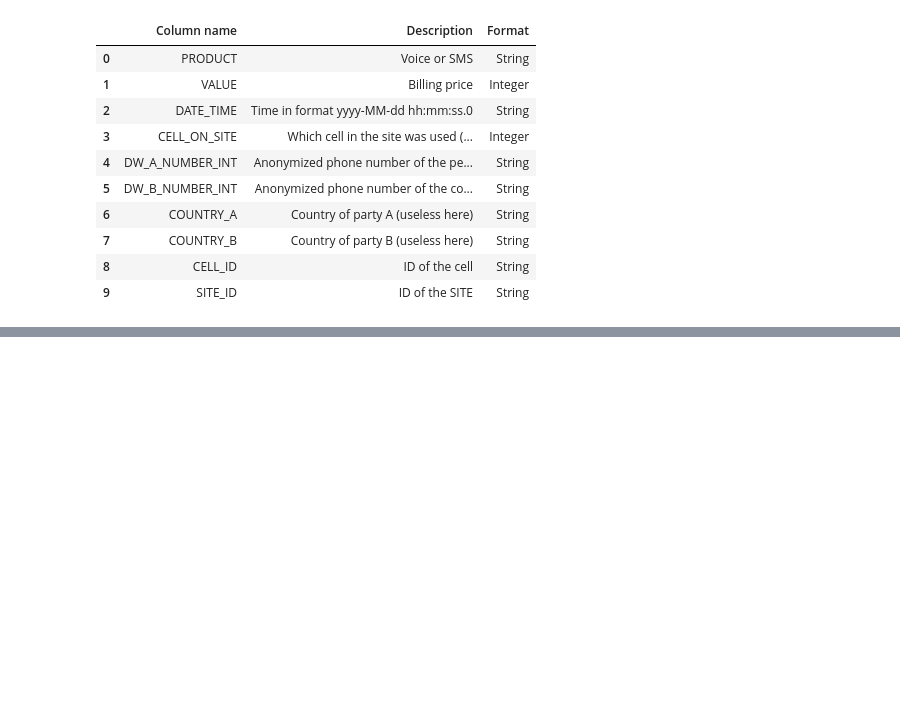
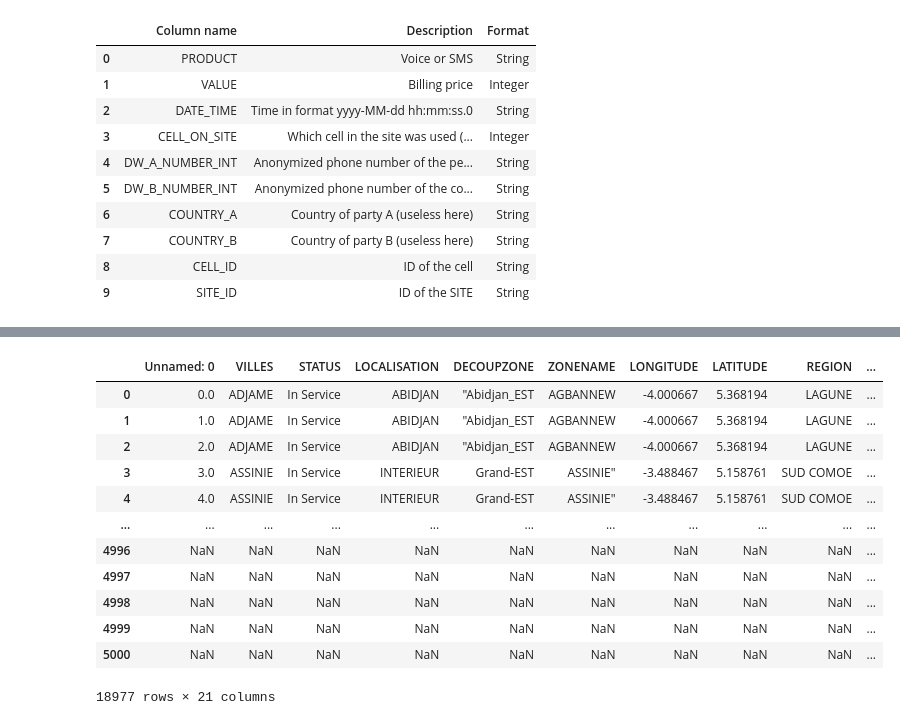
Before and after one commit to Molly-Abisage/telecom_report, a Jupyter notebook: Moringa_Data_Science_Prep_W3_Independent_Project_2020_07_Molly_Abisage_DataReport_.ipynb, the cells around one changed output, grey strips where cells are left out. Cells and saved outputs as stored; diff of their text form; code cells hidden in the pictures; blank space fills up the shorter version.

```diff
--- a/Moringa_Data_Science_Prep_W3_Independent_Project_2020_07_Molly_Abisage_DataReport_.ipynb
+++ b/Moringa_Data_Science_Prep_W3_Independent_Project_2020_07_Molly_Abisage_DataReport_.ipynb
@@ -121,0 +163,19 @@ isnull()
+# %%
+#Telcom_Dataset2
+
+csv2="/content/Telcom_dataset2.csv"
+
+df2 = pd.read_csv(csv2, )
+df2.head()
+
+#rename PRODUTC TO PRODUCT
+df2.columns=['PRODUCT', 'VALUE', 'DATETIME',	'CELL_ON_SITE',	'DW_A_NUMBER_INT',	'DW_B_NUMBER_INT',	'COUNTRY_A',	'COUNTRY_B',	'CELL_ID',	'SITE_ID' ]
+df2
+
+#Look for duplicates and delete them
+df2.duplicated()
+df.drop_duplicates()
+
+#Delete mising values
+df2.isnull()
+df2.dropna()
@@ -121,0 +196,19 @@ isnull()
+# %%
+# Telcom_dataset3
+
+csv3="/content/Telcom_dataset3.csv"
+
+df3 = pd.read_csv(csv3, )
+df3.head()
+
+#rename PRODUTC TO PRODUCT
+df3.columns=['PRODUCT', 'VALUE', 'DATETIME',	'CELL_ON_SITE',	'DW_A_NUMBER_INT',	'DW_B_NUMBER_INT',	'COUNTRY_A',	'COUNTRY_B',	'CELL_ID',	'SITE_ID' ]
+df3
+
+#Look for duplicates and delete them
+df3.duplicated()
+df.drop_duplicates()
+
+#Delete mising values
+df3.isnull()
+df3.dropna()
@@ -121,0 +229,19 @@ isnull()
+# %%
+# merging the tables
+df_col_new = [df,df1, df2, df3]
+df_new = pd.concat(df_col_new)
+df_new
+# %% [output]
+|  | Unnamed: 0 | VILLES | STATUS | LOCALISATION | DECOUPZONE | ZONENAME | LONGITUDE | LATITUDE | REGION | ... |
+| 0 | 0.0 | ADJAME | In Service | ABIDJAN | "Abidjan_EST | AGBANNEW | -4.000667 | 5.368194 | LAGUNE | ... |
+| 1 | 1.0 | ADJAME | In Service | ABIDJAN | "Abidjan_EST | AGBANNEW | -4.000667 | 5.368194 | LAGUNE | ... |
+| 2 | 2.0 | ADJAME | In Service | ABIDJAN | "Abidjan_EST | AGBANNEW | -4.000667 | 5.368194 | LAGUNE | ... |
+| 3 | 3.0 | ASSINIE | In Service | INTERIEUR | Grand-EST | ASSINIE" | -3.488467 | 5.158761 | SUD COMOE | ... |
+| 4 | 4.0 | ASSINIE | In Service | INTERIEUR | Grand-EST | ASSINIE" | -3.488467 | 5.158761 | SUD COMOE | ... |
+| ... | ... | ... | ... | ... | ... | ... | ... | ... | ... | ... |
+| 4996 | NaN | NaN | NaN | NaN | NaN | NaN | NaN | NaN | NaN | ... |
+| 4997 | NaN | NaN | NaN | NaN | NaN | NaN | NaN | NaN | NaN | ... |
+| 4998 | NaN | NaN | NaN | NaN | NaN | NaN | NaN | NaN | NaN | ... |
+| 4999 | NaN | NaN | NaN | NaN | NaN | NaN | NaN | NaN | NaN | ... |
+| 5000 | NaN | NaN | NaN | NaN | NaN | NaN | NaN | NaN | NaN | ... |
+18977 rows × 21 columns
```
Also changed, not shown: parts of 7 cells of this notebook.
